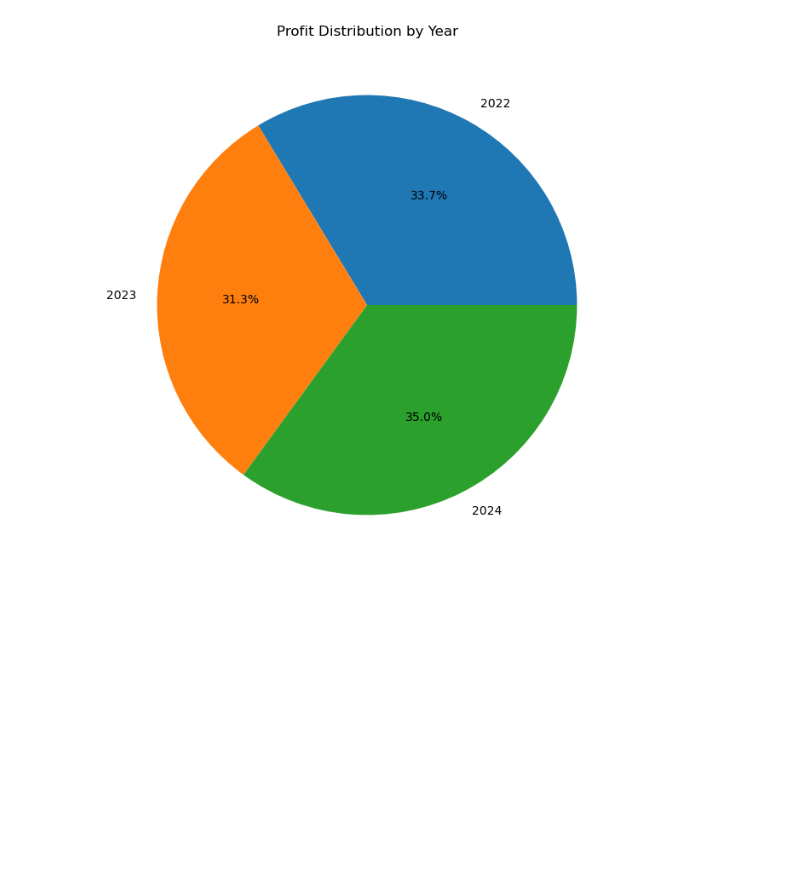
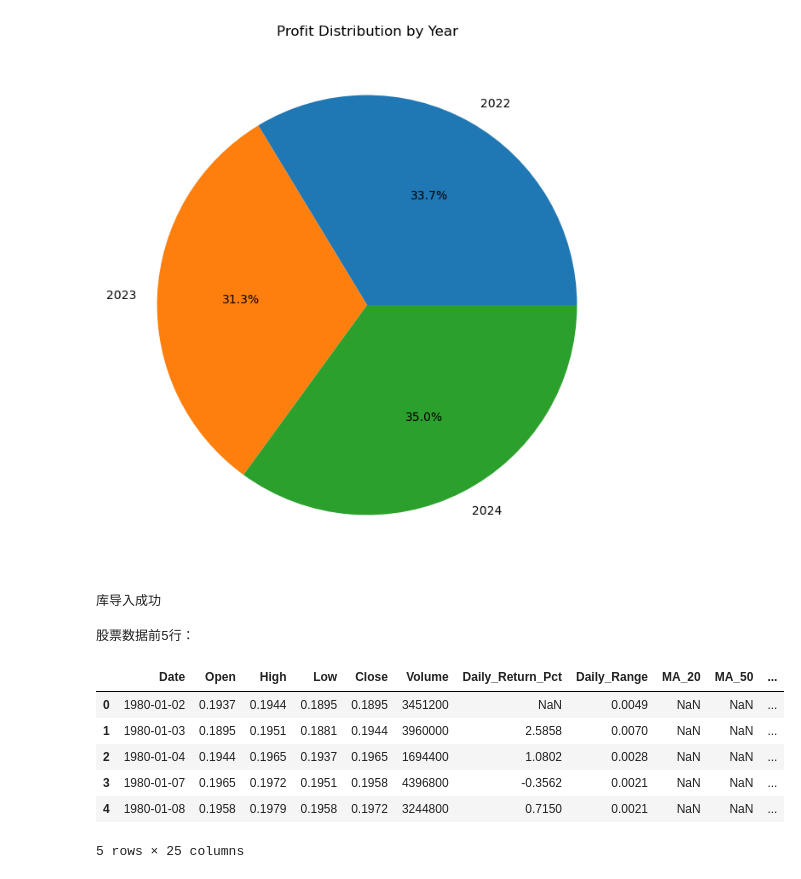
Before and after one commit to ShuZhu24/acc102-interactive-tool, a Jupyter notebook: analysis.ipynb, the cells around one changed output. Cells and saved outputs as stored; diff of their text form; code cells hidden in the pictures; blank space fills up the shorter version.

```diff
--- a/analysis.ipynb
+++ b/analysis.ipynb
@@ -176,3 +176,27 @@ plt.savefig('yearly_profit.png', dpi=300)
 plt.show()
 # %% [output]
 [figure]
+# %%
+import pandas as pd
+import matplotlib.pyplot as plt
+
+%matplotlib inline
+
+print("库导入成功")
+# %% [output]
+库导入成功
+# %%
+df_stock = pd.read_csv('KO_CocaCola_Stock_Prices_1980_2026.csv')
+df_stock['Date'] = pd.to_datetime(df_stock['Date'])
+
+print("股票数据前5行：")
+df_stock.head()
+# %% [output]
+股票数据前5行：
+|  | Date | Open | High | Low | Close | Volume | Daily_Return_Pct | Daily_Range | MA_20 | MA_50 | ... |
+| 0 | 1980-01-02 | 0.1937 | 0.1944 | 0.1895 | 0.1895 | 3451200 | NaN | 0.0049 | NaN | NaN | ... |
+| 1 | 1980-01-03 | 0.1895 | 0.1951 | 0.1881 | 0.1944 | 3960000 | 2.5858 | 0.0070 | NaN | NaN | ... |
+| 2 | 1980-01-04 | 0.1944 | 0.1965 | 0.1937 | 0.1965 | 1694400 | 1.0802 | 0.0028 | NaN | NaN | ... |
+| 3 | 1980-01-07 | 0.1965 | 0.1972 | 0.1951 | 0.1958 | 4396800 | -0.3562 | 0.0021 | NaN | NaN | ... |
+| 4 | 1980-01-08 | 0.1958 | 0.1979 | 0.1958 | 0.1972 | 3244800 | 0.7150 | 0.0021 | NaN | NaN | ... |
+5 rows × 25 columns
```
Also changed, not shown: parts of 1 cell of this notebook.
